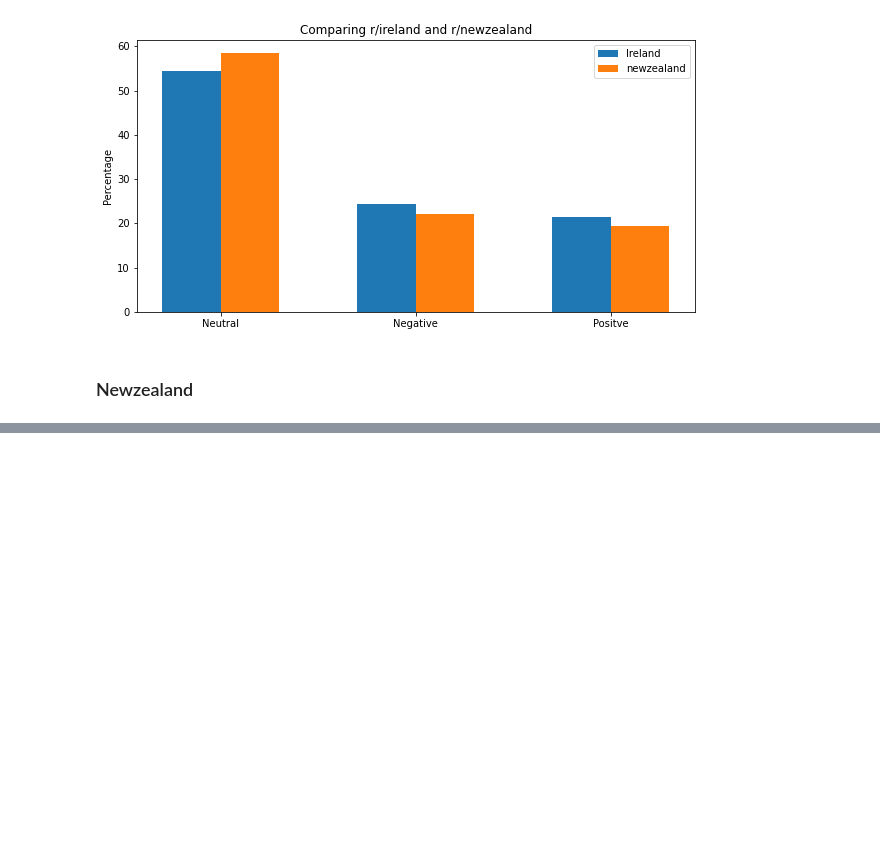
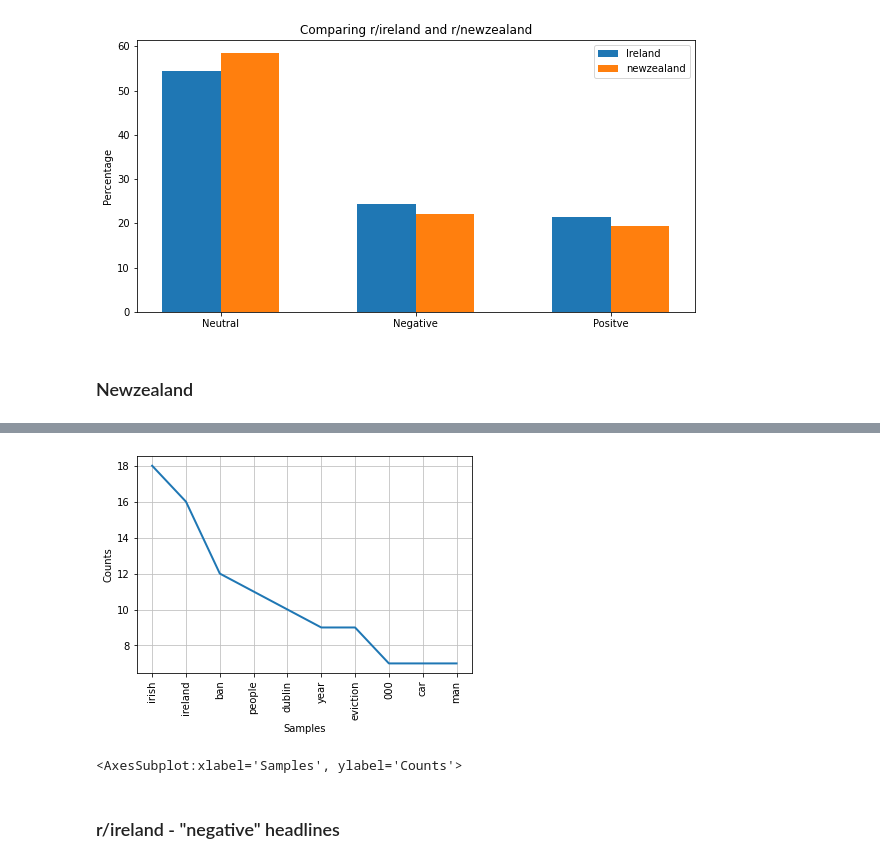
Before and after one commit to Gus1616/investigation_of_language_styles_reddit, a Jupyter notebook: 17350796_reddit_assignment_notebook.ipynb, the cells around one changed output, grey strips where cells are left out. Drawn from its saved outputs; the diff is of its cells as text; code cells hidden in the pictures; blank space fills up the shorter version.

```diff
--- a/17350796_reddit_assignment_notebook.ipynb
+++ b/17350796_reddit_assignment_notebook.ipynb
@@ -312,0 +430,7 @@ plt.show()
+# %%
+neg_freq_ireland.plot(10)
+# %% [output]
+[figure, added]
+<AxesSubplot:xlabel='Samples', ylabel='Counts'>
+# %% [markdown]
+### r/ireland - "negative" headlines
```
Also changed, not shown: parts of 13 cells of this notebook.
